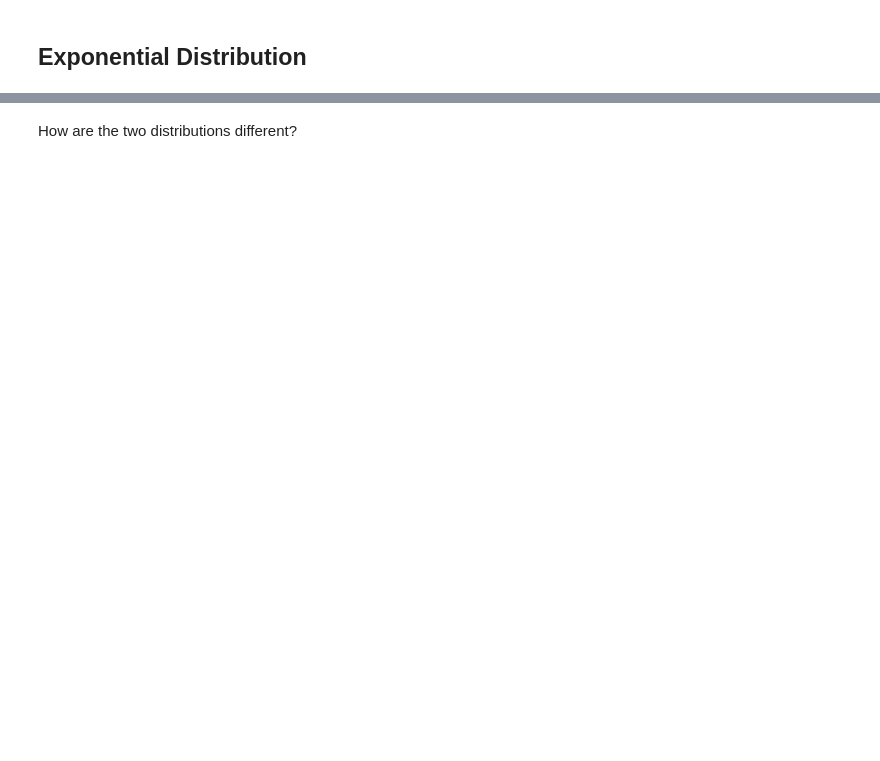
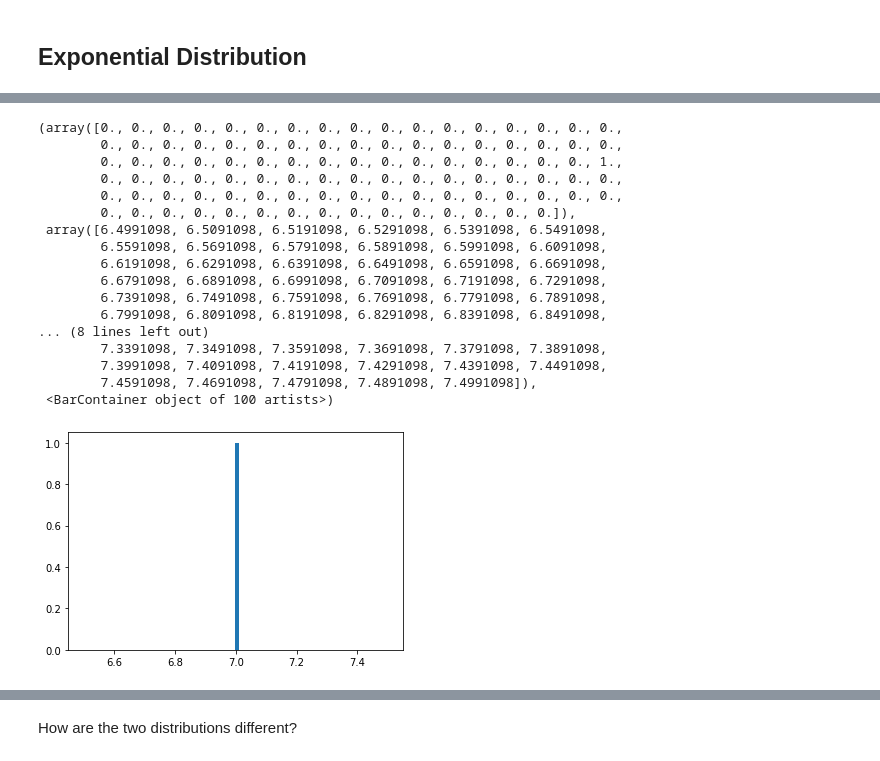
Before and after one commit to leo-cavalcante/data-ft-par-labs, a Jupyter notebook: Labs/module_2/9. Probability_distribution/Continuous.ipynb, the cells around one changed output, grey strips where cells are left out. Cells and saved outputs as stored; diff of their text form; code cells hidden in the pictures; blank space fills up the shorter version.

```diff
--- a/Labs/module_2/9. Probability_distribution/Continuous.ipynb
+++ b/Labs/module_2/9. Probability_distribution/Continuous.ipynb
@@ -204,0 +254,26 @@ Your output should look like below:
+# %%
+# your code here
+def gen_exp(size, average=10):
+    return np.random.exponential(average, size)
+# %%
+a = gen_exp(1)
+plt.hist(a,bins=100)
+# %% [output]
+(array([0., 0., 0., 0., 0., 0., 0., 0., 0., 0., 0., 0., 0., 0., 0., 0., 0.,
+        0., 0., 0., 0., 0., 0., 0., 0., 0., 0., 0., 0., 0., 0., 0., 0., 0.,
+        0., 0., 0., 0., 0., 0., 0., 0., 0., 0., 0., 0., 0., 0., 0., 0., 1.,
+        0., 0., 0., 0., 0., 0., 0., 0., 0., 0., 0., 0., 0., 0., 0., 0., 0.,
+        0., 0., 0., 0., 0., 0., 0., 0., 0., 0., 0., 0., 0., 0., 0., 0., 0.,
+        0., 0., 0., 0., 0., 0., 0., 0., 0., 0., 0., 0., 0., 0., 0.]),
+ array([6.4991098, 6.5091098, 6.5191098, 6.5291098, 6.5391098, 6.5491098,
+        6.5591098, 6.5691098, 6.5791098, 6.5891098, 6.5991098, 6.6091098,
+        6.6191098, 6.6291098, 6.6391098, 6.6491098, 6.6591098, 6.6691098,
+        6.6791098, 6.6891098, 6.6991098, 6.7091098, 6.7191098, 6.7291098,
+        6.7391098, 6.7491098, 6.7591098, 6.7691098, 6.7791098, 6.7891098,
+        6.7991098, 6.8091098, 6.8191098, 6.8291098, 6.8391098, 6.8491098,
+... (8 lines left out)
+        7.3391098, 7.3491098, 7.3591098, 7.3691098, 7.3791098, 7.3891098,
+        7.3991098, 7.4091098, 7.4191098, 7.4291098, 7.4391098, 7.4491098,
+        7.4591098, 7.4691098, 7.4791098, 7.4891098, 7.4991098]),
+ <BarContainer object of 100 artists>)
+[figure, added]
```
Also changed, not shown: parts of 15 cells of this notebook, 8 other files.
